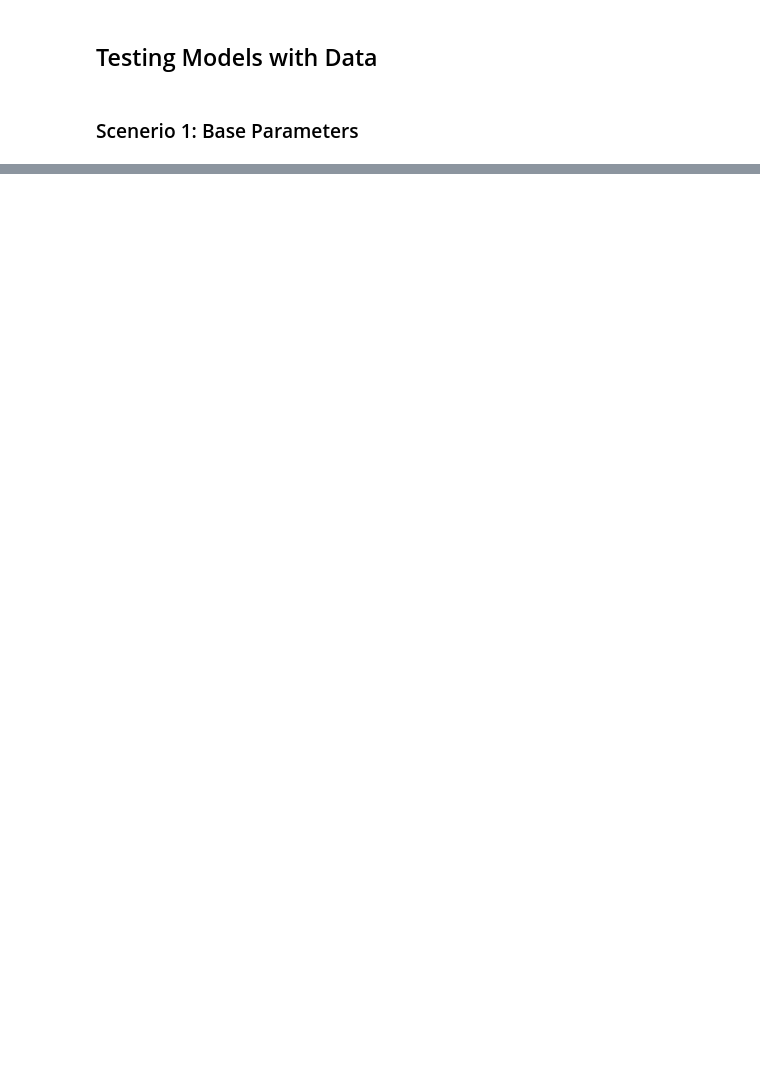
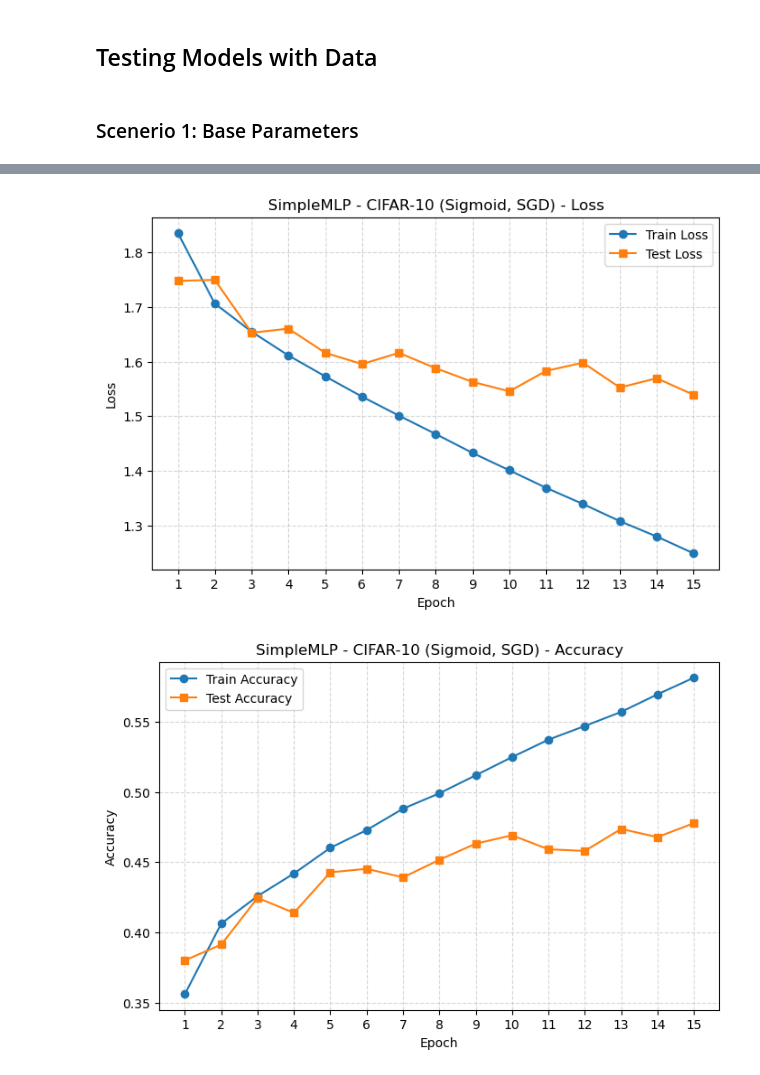
Before and after one commit to allanli608/Intro-to-Deep-Learning, a Jupyter notebook: a3/a3.ipynb, the cells around one changed output, grey strips where cells are left out. Saved outputs shown, nothing was run; the diff lists cells and outputs as text; code cells hidden in the pictures; blank space fills up the shorter version.

```diff
--- a/a3/a3.ipynb
+++ b/a3/a3.ipynb
@@ -274,0 +429,12 @@ config = {"learning_rate": 0.05, "epochs": 15, "optimizer": "sgd"}
+# %%
+mlp_cifar10_model, mlp_cifar10_history = train_model(
+    base_mlp_cifar10,
+    cifar10_train_loader,
+    cifar10_test_loader,
+    epochs=config["epochs"],
+    optimizer_name=config["optimizer"],
+    lr=config["learning_rate"],
+)
+
+plot_history(mlp_cifar10_history, title="SimpleMLP - CIFAR-10 (Sigmoid, SGD)")
+# %% [output]
@@ -274,0 +458,2 @@ config = {"learning_rate": 0.05, "epochs": 15, "optimizer": "sgd"}
+[figure, added]
+[figure, added]
```
Also changed, not shown: parts of 32 cells of this notebook.
